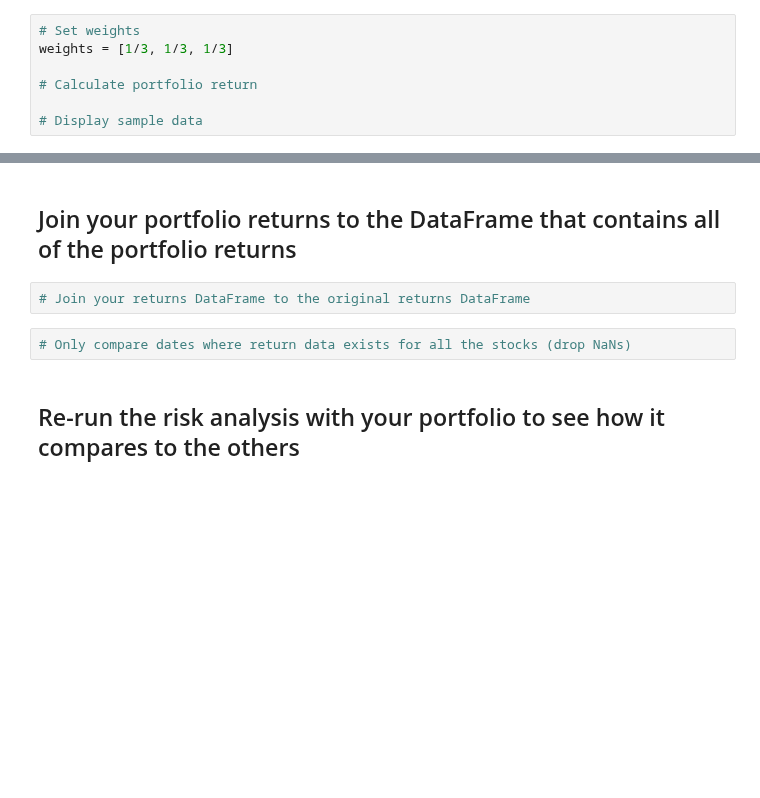
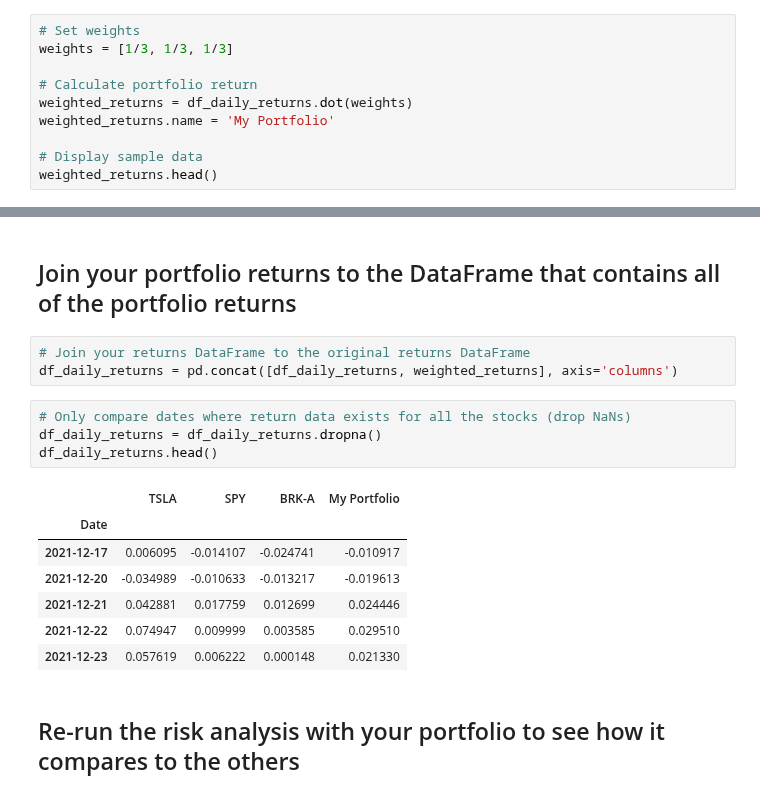
Before and after one commit to juil/fintech-uoftbootcamp, a Jupyter notebook: week04/unit04-assignment/whale_analysis.ipynb, the cells around one changed output, grey strips where cells are left out. Cells and saved outputs as stored; diff of their text form; blank space fills up the shorter version.

Commit message:
Calculate weighted returns

```diff
--- a/week04/unit04-assignment/whale_analysis.ipynb
+++ b/week04/unit04-assignment/whale_analysis.ipynb
@@ -519,5 +522,8 @@ df_daily_returns.head()
 weights = [1/3, 1/3, 1/3]
 
 # Calculate portfolio return
+weighted_returns = df_daily_returns.dot(weights)
+weighted_returns.name = 'My Portfolio'
 
 # Display sample data
+weighted_returns.head()
@@ -525,8 +539,19 @@ weights = [1/3, 1/3, 1/3]
 ## Join your portfolio returns to the DataFrame that contains all of the portfolio returns
 # %%
 # Join your returns DataFrame to the original returns DataFrame
+df_daily_returns = pd.concat([df_daily_returns, weighted_returns], axis='columns')
 # %%
 # Only compare dates where return data exists for all the stocks (drop NaNs)
+df_daily_returns = df_daily_returns.dropna()
+df_daily_returns.head()
+# %% [output]
+|  | TSLA | SPY | BRK-A | My Portfolio |
+| Date |  |  |  |  |
+| 2021-12-17 | 0.006095 | -0.014107 | -0.024741 | -0.010917 |
+| 2021-12-20 | -0.034989 | -0.010633 | -0.013217 | -0.019613 |
+| 2021-12-21 | 0.042881 | 0.017759 | 0.012699 | 0.024446 |
+| 2021-12-22 | 0.074947 | 0.009999 | 0.003585 | 0.029510 |
+| 2021-12-23 | 0.057619 | 0.006222 | 0.000148 | 0.021330 |
 # %% [markdown]
 ## Re-run the risk analysis with your portfolio to see how it compares to the others
 # %% [markdown]
```
Also changed, not shown: parts of 4 cells of this notebook.
